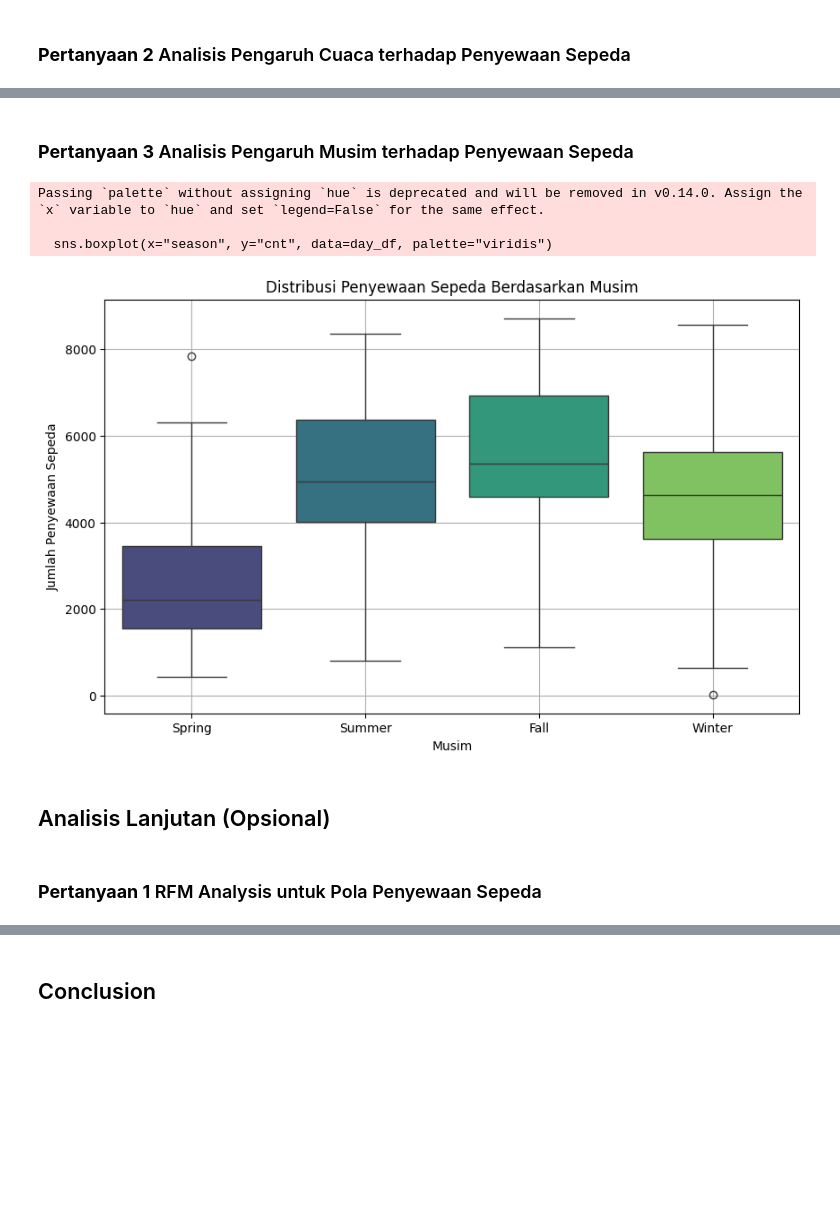
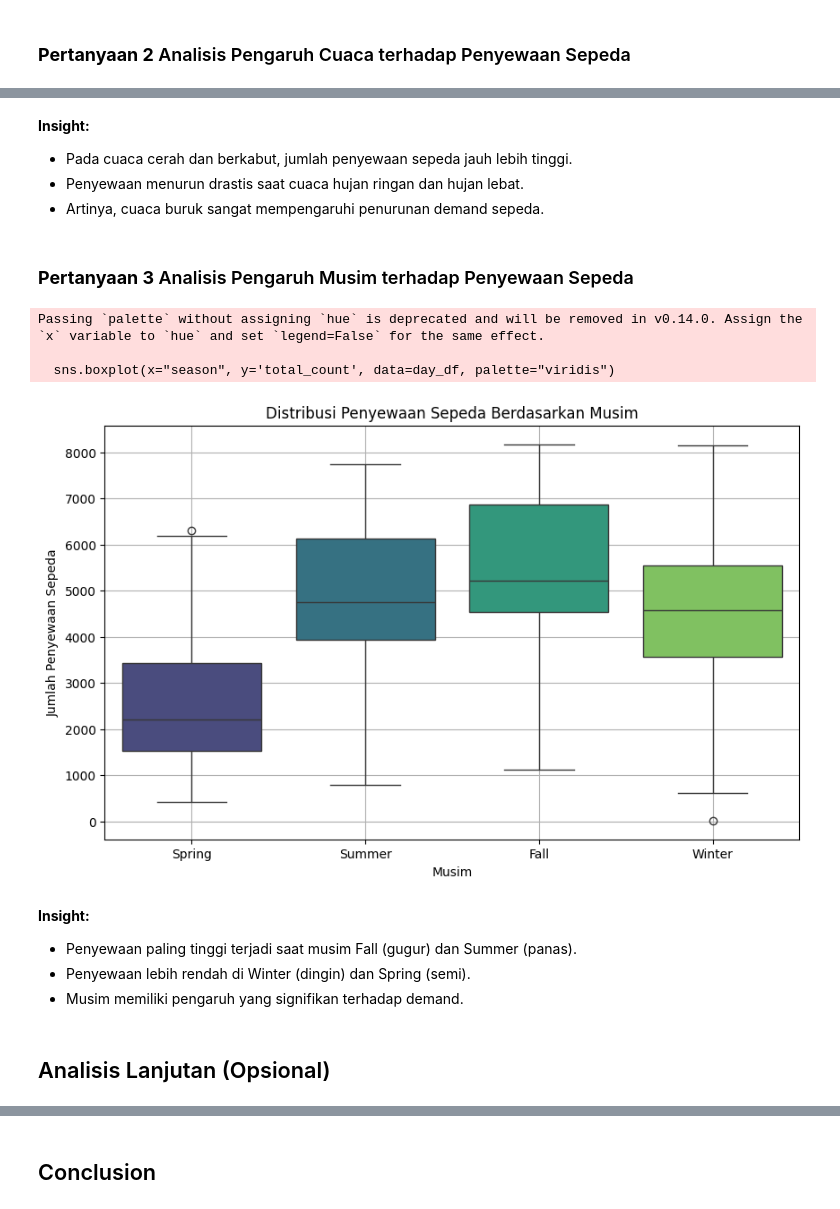
Before and after one commit to AmeliaGizzela/dicoding.data.bikesharing, a Jupyter notebook: Proyek_Analisis_Data_(Amelia_Gizzela).ipynb, the cells around one changed output, grey strips where cells are left out. Saved outputs shown, nothing was run; the diff lists cells and outputs as text; code cells hidden in the pictures; blank space fills up the shorter version.

```diff
--- a/Proyek_Analisis_Data_(Amelia_Gizzela).ipynb
+++ b/Proyek_Analisis_Data_(Amelia_Gizzela).ipynb
@@ -112,0 +223,38 @@ Pada tahap ini kita skip soalnya datanya udah oke
+# %%
+# 1. Preprocessing & Outlier Handling
+import numpy as np
+
+# Backup dataset sebelum treatment
+day_df_original = day_df.copy()
+
+# Deteksi outlier (IQR method) dan buat mask outlier
+outlier_mask = pd.DataFrame(False, index=day_df.index, columns=numeric_cols)
+
+for col in numeric_cols:
+    Q1 = day_df[col].quantile(0.25)
+    Q3 = day_df[col].quantile(0.75)
+    IQR = Q3 - Q1
+    lower_bound = Q1 - 1.5 * IQR
+    upper_bound = Q3 + 1.5 * IQR
+    outlier_mask[col] = (day_df[col] < lower_bound) | (day_df[col] > upper_bound)
+
+# Gabungkan mask dari semua kolom -> True jika baris outlier di kolom manapun
+rows_to_drop = outlier_mask.any(axis=1)
+
+# Drop baris-baris yang memiliki outlier
+day_df_cleaned = day_df[~rows_to_drop]
+
+# Info berapa banyak yang terhapus
+print(f'Total baris sebelum: {len(day_df)}')
+print(f'Total baris setelah: {len(day_df_cleaned)}')
+print(f'Baris yang dihapus karena outlier: {rows_to_drop.sum()}')
+
+# 2. Visualisasi distribusi sebelum & sesudah treatment
+fig, axes = plt.subplots(len(numeric_cols), 2, figsize=(14, len(numeric_cols) * 3))
+for idx, col in enumerate(numeric_cols):
+    sns.boxplot(data=day_df_original, y=col, ax=axes[idx, 0])
+    axes[idx, 0].set_title(f'{col} - Before Outlier Removal')
+    sns.boxplot(data=day_df_cleaned, y=col, ax=axes[idx, 1])
+    axes[idx, 1].set_title(f'{col} - After Outlier Removal')
+plt.tight_layout()
+plt.show()
@@ -113,2 +313,5 @@ Pada tahap ini kita skip soalnya datanya udah oke
+# %%
+day_df=day_df_cleaned
+hour_df=hour_df_cleaned
 # %% [markdown]
 ### **Pertanyaan 1** Statistik Dasar Penyewaan Sepeda
@@ -177,21 +385,29 @@ Passing `palette` without assigning `hue` is deprecated and will be removed in v
+# %% [markdown]
+**Insight:**
+- Pada cuaca cerah dan berkabut, jumlah penyewaan sepeda jauh lebih tinggi.
+- Penyewaan menurun drastis saat cuaca hujan ringan dan hujan lebat.
+- Artinya, cuaca buruk sangat mempengaruhi penurunan demand sepeda.
 # %% [markdown]
 ### **Pertanyaan 3** Analisis Pengaruh Musim terhadap Penyewaan Sepeda
 # %%
 # Visualisasi jumlah penyewaan berdasarkan musim
 plt.figure(figsize=(10, 6))
-sns.boxplot(x="season", y="cnt", data=day_df, palette="viridis")
+sns.boxplot(x="season", y='total_count', data=day_df, palette="viridis")
 plt.xlabel("Musim")
 plt.ylabel("Jumlah Penyewaan Sepeda")
 plt.title("Distribusi Penyewaan Sepeda Berdasarkan Musim")
 plt.xticks(ticks=[0,1,2,3], labels=["Spring", "Summer", "Fall", "Winter"])
 plt.grid(True)
 plt.show()
 # %% [output]
 Passing `palette` without assigning `hue` is deprecated and will be removed in v0.14.0. Assign the `x` variable to `hue` and set `legend=False` for the same effect.
 
-  sns.boxplot(x="season", y="cnt", data=day_df, palette="viridis")
+  sns.boxplot(x="season", y='total_count', data=day_df, palette="viridis")
-[figure, old version]
+[figure, new version]
+# %% [markdown]
+**Insight:**
+- Penyewaan paling tinggi terjadi saat musim Fall (gugur) dan Summer (panas).
+- Penyewaan lebih rendah di Winter (dingin) dan Spring (semi).
+- Musim memiliki pengaruh yang signifikan terhadap demand.
 # %% [markdown]
 ## Analisis Lanjutan (Opsional)
-# %% [markdown]
-### **Pertanyaan 1** RFM Analysis untuk Pola Penyewaan Sepeda
```
Also changed, not shown: parts of 35 cells of this notebook.
